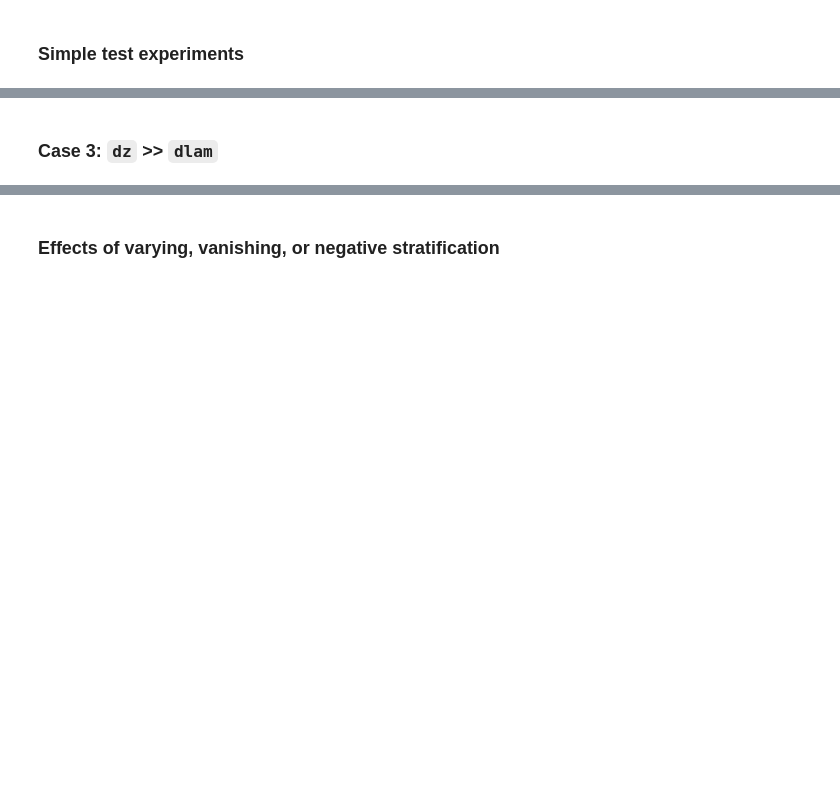
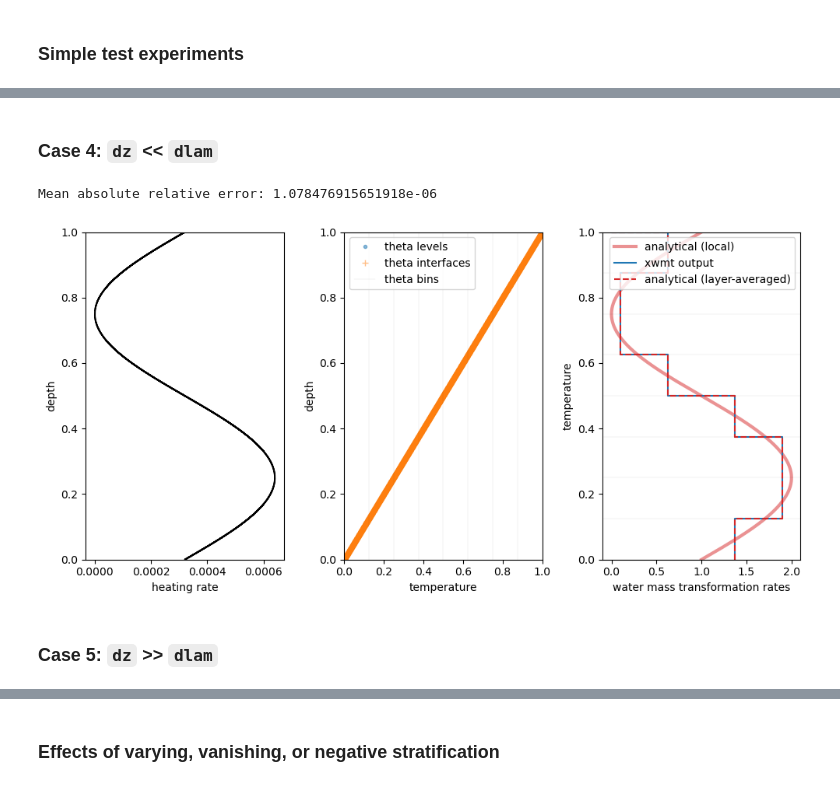
Before and after one commit to NOAA-GFDL/xwmt, a Jupyter notebook: notebooks/testing_examples.ipynb, the cells around one changed output, grey strips where cells are left out. Drawn from its saved outputs; the diff is of its cells as text; code cells hidden in the pictures; blank space fills up the shorter version.

```diff
--- a/notebooks/testing_examples.ipynb
+++ b/notebooks/testing_examples.ipynb
@@ -223,3 +194,18 @@ plt.tight_layout()
+# %% [markdown]
+### Case 4: `dz` << `dlam`
+# %%
+idealized_wmt_experiment(
+    lam_const_dlamdz,
+    idealized_heating_diffusion_local,
+    wmt_local_const_dlamdz,
+    idealized_heating_diffusion_layer,
+    wmt_layer_const_dlamdz,
+    dz = 1/(5**5),
+    dlam = 1/(2**3)
+);
+# %% [output]
+Mean absolute relative error: 1.078476915651918e-06
+[figure, added]
 # %% [markdown]
-### Case 3: `dz` >> `dlam`
+### Case 5: `dz` >> `dlam`
 # %%
```
Also changed, not shown: parts of 24 cells of this notebook.
